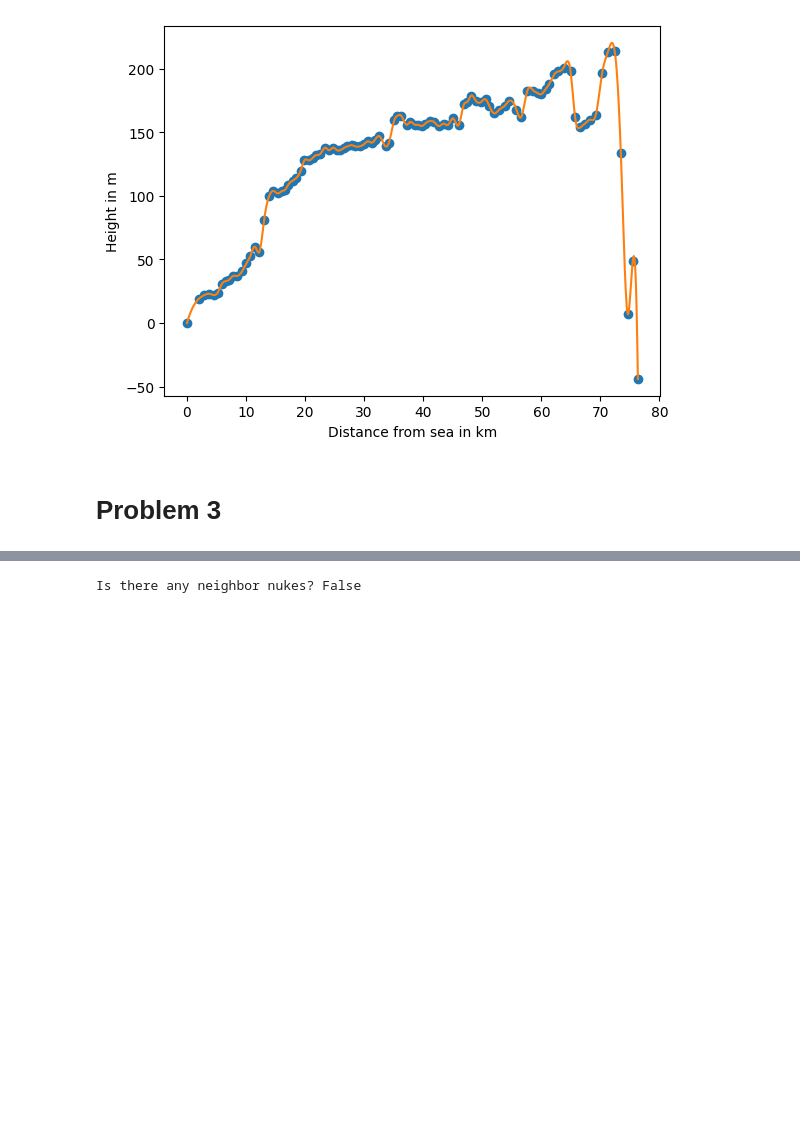
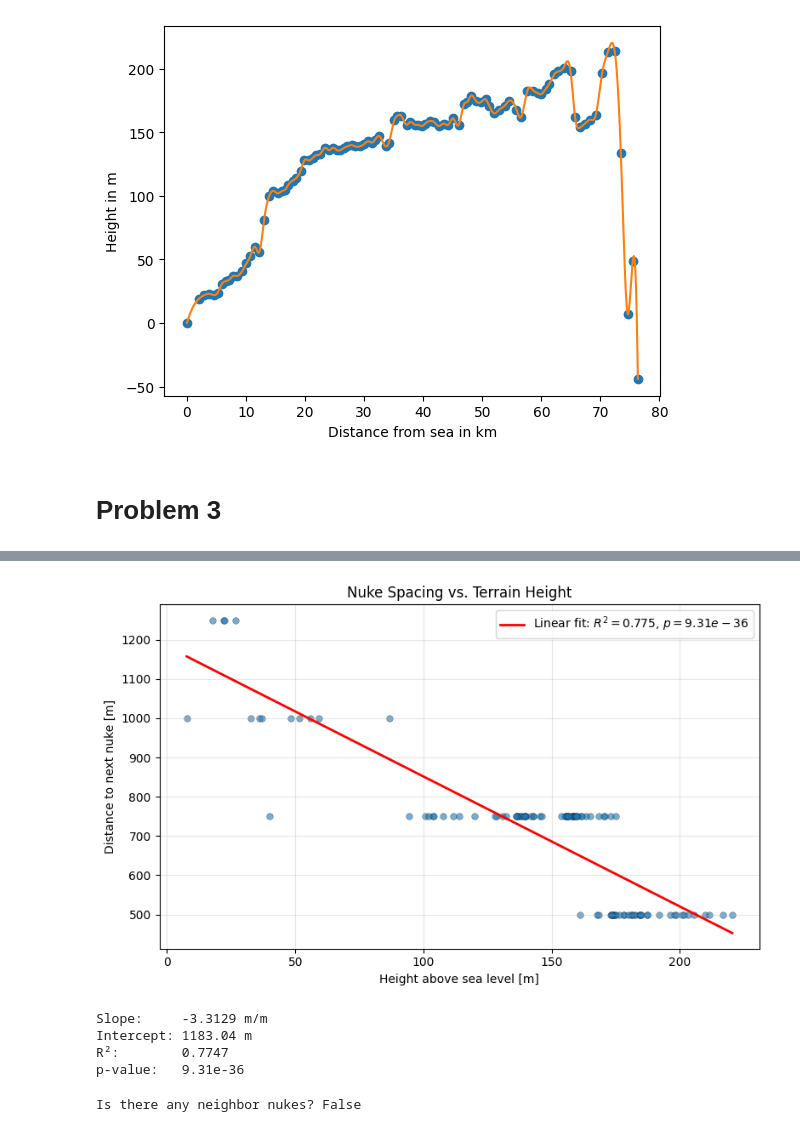
Before and after one commit to Maccen26/mat-mod-opgaver, a Jupyter notebook: qattara_depression/Interpolation.ipynb, the cells around one changed output, grey strips where cells are left out. Saved outputs shown, nothing was run; the diff lists cells and outputs as text; code cells hidden in the pictures; blank space fills up the shorter version.

```diff
--- a/qattara_depression/Interpolation.ipynb
+++ b/qattara_depression/Interpolation.ipynb
@@ -99,3 +118,49 @@ plt.show()
+# %%
+import numpy as np
+import matplotlib.pyplot as plt
+from scipy import stats
+
+def plot_nuke_spacing_vs_height(nukesX, nukesY):
+    nukesX = np.array(nukesX)
+    nukesY = np.array(nukesY)
+
+    # Compute spacing between consecutive nukes
+    spacing = np.diff(nukesX)
+    heights = nukesY[1:]  # height at the second point of each pair
+
+    # Linear regression
+    slope, intercept, r_value, p_value, std_err = stats.linregress(heights, spacing)
+    x_fit = np.linspace(heights.min(), heights.max(), 100)
+    y_fit = slope * x_fit + intercept
+
+    # Plot
+    fig, ax = plt.subplots(figsize=(8, 5))
+    ax.scatter(heights, spacing, alpha=0.6, edgecolors='k', linewidths=0.3, s=30)
+    ax.plot(x_fit, y_fit, 'r-', linewidth=2,
+            label=f'Linear fit: $R^2 = {r_value**2:.3f}$, $p = {p_value:.2e}$')
+
+    ax.set_xlabel('Height above sea level [m]')
+    ax.set_ylabel('Distance to next nuke [m]')
+    ax.set_title('Nuke Spacing vs. Terrain Height')
+    ax.legend()
+    ax.grid(True, alpha=0.3)
+
+    plt.tight_layout()
+    plt.savefig('nuke_spacing_vs_height.png', dpi=150)
+    plt.show()
+
+    print(f"Slope:     {slope:.4f} m/m")
+    print(f"Intercept: {intercept:.2f} m")
+    print(f"R²:        {r_value**2:.4f}")
+    print(f"p-value:   {p_value:.2e}")
+
+plot_nuke_spacing_vs_height(nukesX, nukesY)
+# %% [output]
+[figure, added]
+Slope:     -3.3129 m/m
+Intercept: 1183.04 m
+R²:        0.7747
+p-value:   9.31e-36
 # %%
 neightbor = False
 
```
Also changed, not shown: parts of 5 cells of this notebook, 2 other files.
